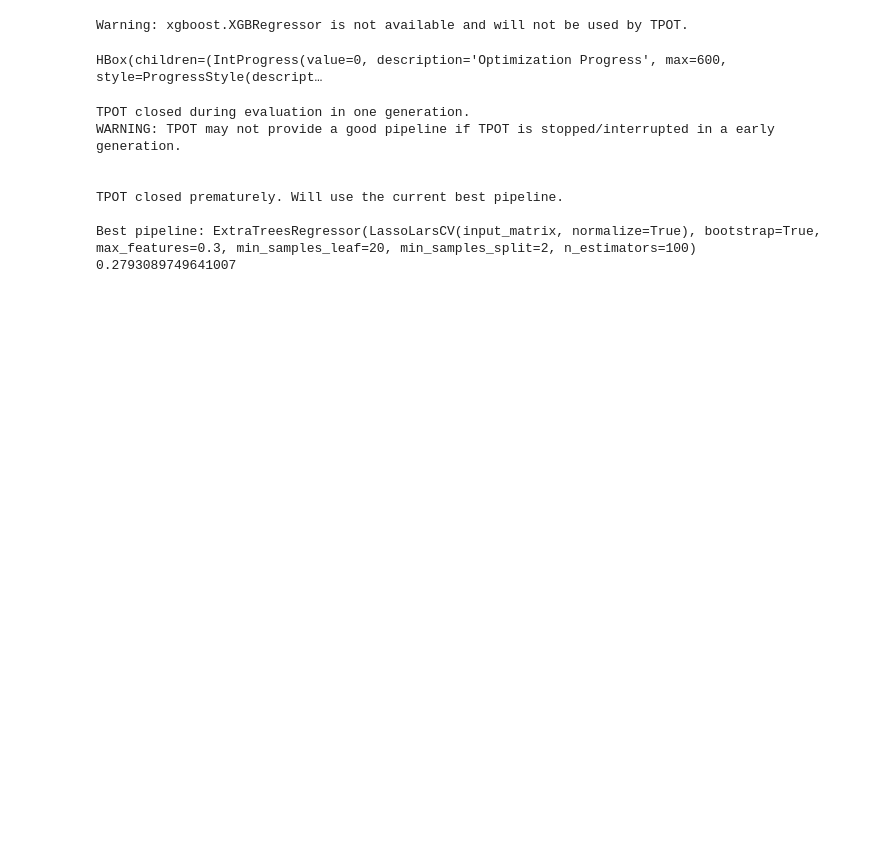
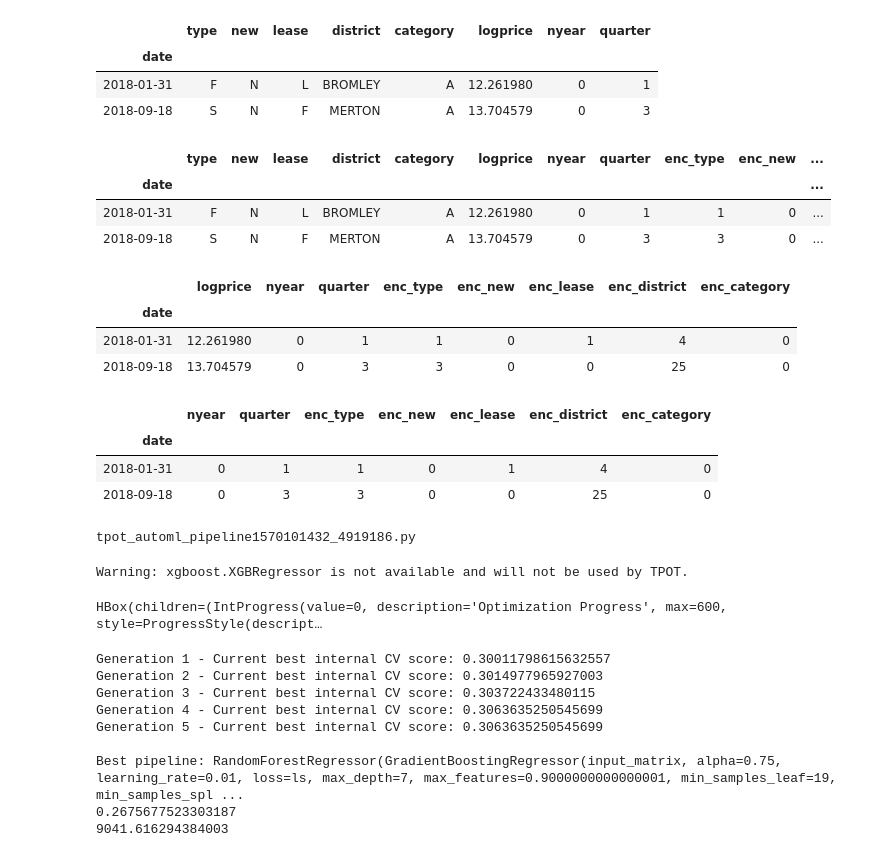
Before and after one commit to fastforwardlabs/AutoML-Blog-TPOT-Auto-Sklearn, a Jupyter notebook: AutoML Real-Estate Forecast Model.ipynb, the cells around one changed output. Cells and saved outputs as stored; diff of their text form; code cells hidden in the pictures; blank space fills up the shorter version.

```diff
--- a/AutoML Real-Estate Forecast Model.ipynb
+++ b/AutoML Real-Estate Forecast Model.ipynb
@@ -330,8 +365,42 @@ df2row(df)
 # %%
 ####AUTOML TPOT
 # convert categorical feature into dummy coding and have k-1 categories as reqd for modeling.
-X = pd.get_dummies(df,drop_first=True)
+# prefer this one-hot encoding vs encoding each to a value
+#X = pd.get_dummies(df,drop_first=True)
+#df2row(X)
+X = df
 df2row(X)
+# %% [output]
+|  | type | new | lease | district | category | logprice | nyear | quarter |
+| date |  |  |  |  |  |  |  |  |
+| 2018-01-31 | F | N | L | BROMLEY | A | 12.261980 | 0 | 1 |
+| 2018-09-18 | S | N | F | MERTON | A | 13.704579 | 0 | 3 |
+# %%
+import sklearn.preprocessing as sklp
+features = X.columns
+ftype = X.dtypes
+prefix = "enc_"
+for f,t in zip(features,ftype):
+    if(t=="object"):
+        encoder = sklp.LabelEncoder()
+        newf = prefix + f
+        X[newf] = encoder.fit_transform(X.loc[:,f])
+# %%
+df2row(X)
+# %% [output]
+|  | type | new | lease | district | category | logprice | nyear | quarter | enc_type | enc_new | ... |
+| date |  |  |  |  |  |  |  |  |  |  | ... |
+| 2018-01-31 | F | N | L | BROMLEY | A | 12.261980 | 0 | 1 | 1 | 0 | ... |
+| 2018-09-18 | S | N | F | MERTON | A | 13.704579 | 0 | 3 | 3 | 0 | ... |
+# %%
+#drop the character coded fields
+X = X.loc[:,X.columns[X.dtypes != "object"]]
+df2row(X)
+# %% [output]
+|  | logprice | nyear | quarter | enc_type | enc_new | enc_lease | enc_district | enc_category |
+| date |  |  |  |  |  |  |  |  |
+| 2018-01-31 | 12.261980 | 0 | 1 | 1 | 0 | 1 | 4 | 0 |
+| 2018-09-18 | 13.704579 | 0 | 3 | 3 | 0 | 0 | 25 | 0 |
 # %%
 #timeseries so carve out manually
 X_train = X[X.index.month < 10].drop(columns=["logprice"])
@@ -339,22 +408,40 @@ y_train = X[X.index.month < 10].logprice
 
 X_test = X[X.index.month > 9].drop(columns=["logprice"])
 y_test = X[X.index.month > 9].logprice
+# %%
+df2row(X_train)
+# %% [output]
+|  | nyear | quarter | enc_type | enc_new | enc_lease | enc_district | enc_category |
+| date |  |  |  |  |  |  |  |
+| 2018-01-31 | 0 | 1 | 1 | 0 | 1 | 4 | 0 |
+| 2018-09-18 | 0 | 3 | 3 | 0 | 0 | 25 | 0 |
+# %%
+import time
+opfname = "tpot_automl_pipeline" + str(time.time()).replace(".","_") + ".py"
+print (opfname)
+# %% [output]
+tpot_automl_pipeline1570101432_4919186.py
 # %%
 import tpot
 
+start=time.time()
 tpotm = tpot.TPOTRegressor(generations=5, population_size=100, verbosity=2,
                           scoring='r2')
 tpotm.fit(X_train, y_train)
 print(tpotm.score(X_test, y_test))
-tpotm.export('tpot_boston_pipeline.py')
+tpotm.export(opfname)
+end=time.time()
+
+print (end - start)
 # %% [output]
 Warning: xgboost.XGBRegressor is not available and will not be used by TPOT.
 HBox(children=(IntProgress(value=0, description='Optimization Progress', max=600, style=ProgressStyle(descript…
-TPOT closed during evaluation in one generation.
-WARNING: TPOT may not provide a good pipeline if TPOT is stopped/interrupted in a early generation.
+Generation 1 - Current best internal CV score: 0.30011798615632557
+Generation 2 - Current best internal CV score: 0.3014977965927003
+Generation 3 - Current best internal CV score: 0.303722433480115
+Generation 4 - Current best internal CV score: 0.3063635250545699
+Generation 5 - Current best internal CV score: 0.3063635250545699
 
-
-TPOT closed prematurely. Will use the current best pipeline.
-
-Best pipeline: ExtraTreesRegressor(LassoLarsCV(input_matrix, normalize=True), bootstrap=True, max_features=0.3, min_samples_leaf=20, min_samples_split=2, n_estimators=100)
-0.2793089749641007
+Best pipeline: RandomForestRegressor(GradientBoostingRegressor(input_matrix, alpha=0.75, learning_rate=0.01, loss=ls, max_depth=7, max_features=0.9000000000000001, min_samples_leaf=19, min_samples_spl ...
+0.2675677523303187
+9041.616294384003
```
Also changed, not shown: parts of 26 cells of this notebook.
